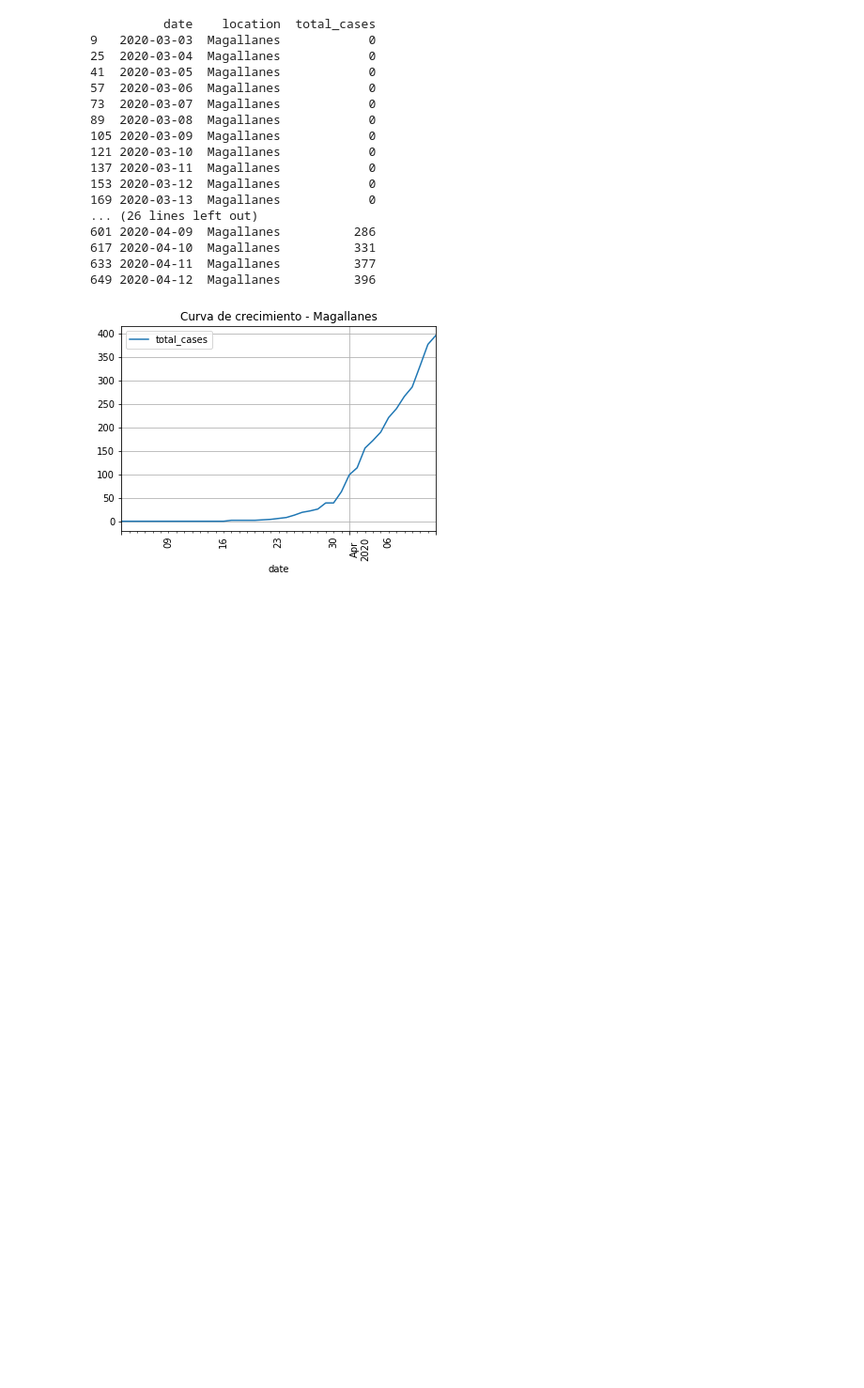
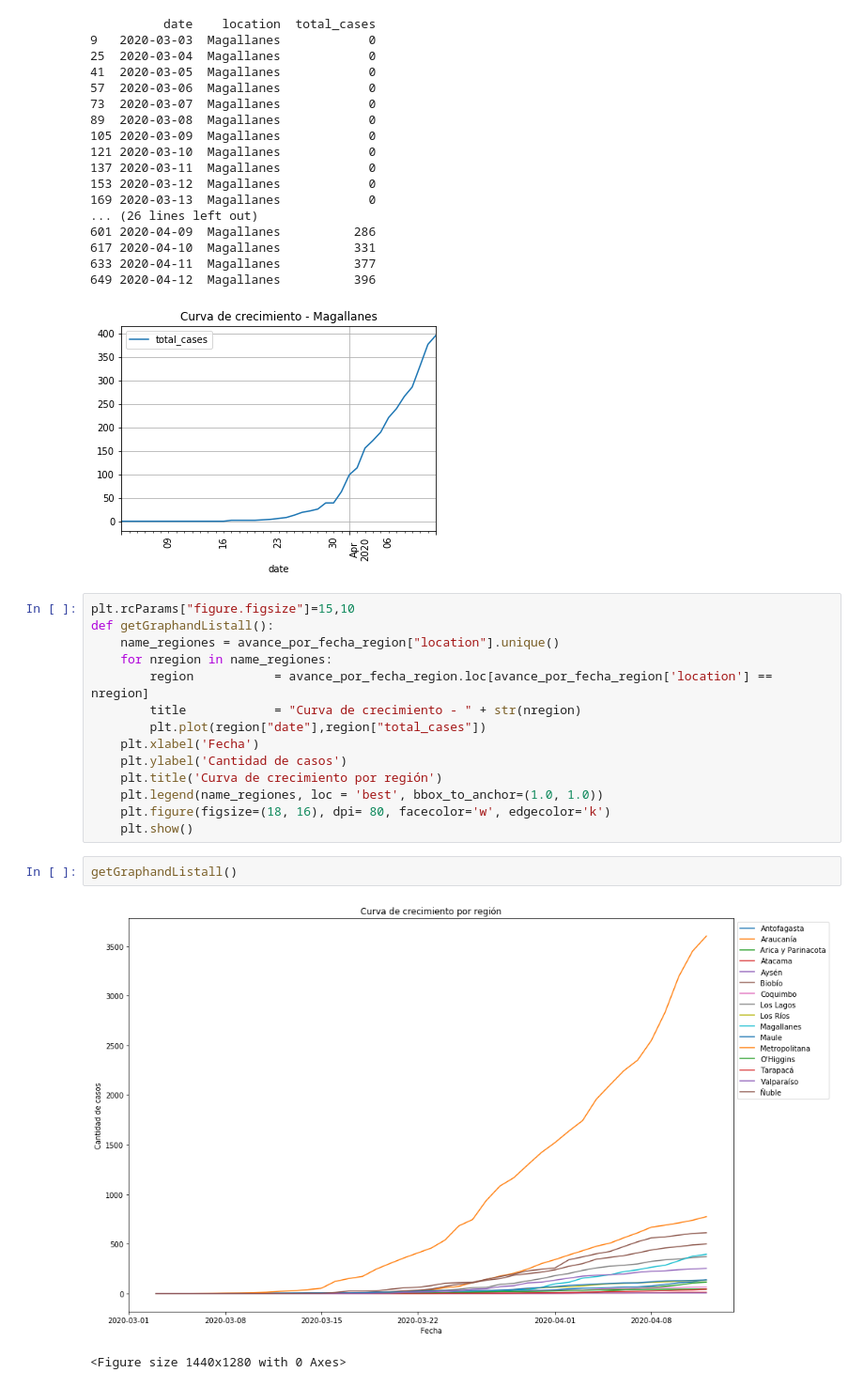
Before and after one commit to patricionicolas/Covid-19-Chile, a Jupyter notebook: Casos Totales.ipynb, the cells around one changed output. Shown at 94% size. Saved outputs shown, nothing was run; the diff lists cells and outputs as text; blank space fills up the shorter version.

```diff
--- a/Casos Totales.ipynb
+++ b/Casos Totales.ipynb
@@ -439,3 +439,22 @@ getGraphandList("Magallanes")
 633 2020-04-11  Magallanes          377
 649 2020-04-12  Magallanes          396
 [figure]
+# %%
+plt.rcParams["figure.figsize"]=15,10
+def getGraphandListall():
+    name_regiones = avance_por_fecha_region["location"].unique()
+    for nregion in name_regiones:
+        region           = avance_por_fecha_region.loc[avance_por_fecha_region['location'] == nregion]
+        title            = "Curva de crecimiento - " + str(nregion)
+        plt.plot(region["date"],region["total_cases"])
+    plt.xlabel('Fecha')
+    plt.ylabel('Cantidad de casos')
+    plt.title('Curva de crecimiento por región')
+    plt.legend(name_regiones, loc = 'best', bbox_to_anchor=(1.0, 1.0))
+    plt.figure(figsize=(18, 16), dpi= 80, facecolor='w', edgecolor='k')
+    plt.show()
+# %%
+getGraphandListall()
+# %% [output]
+[figure, added]
+<Figure size 1440x1280 with 0 Axes>
```
